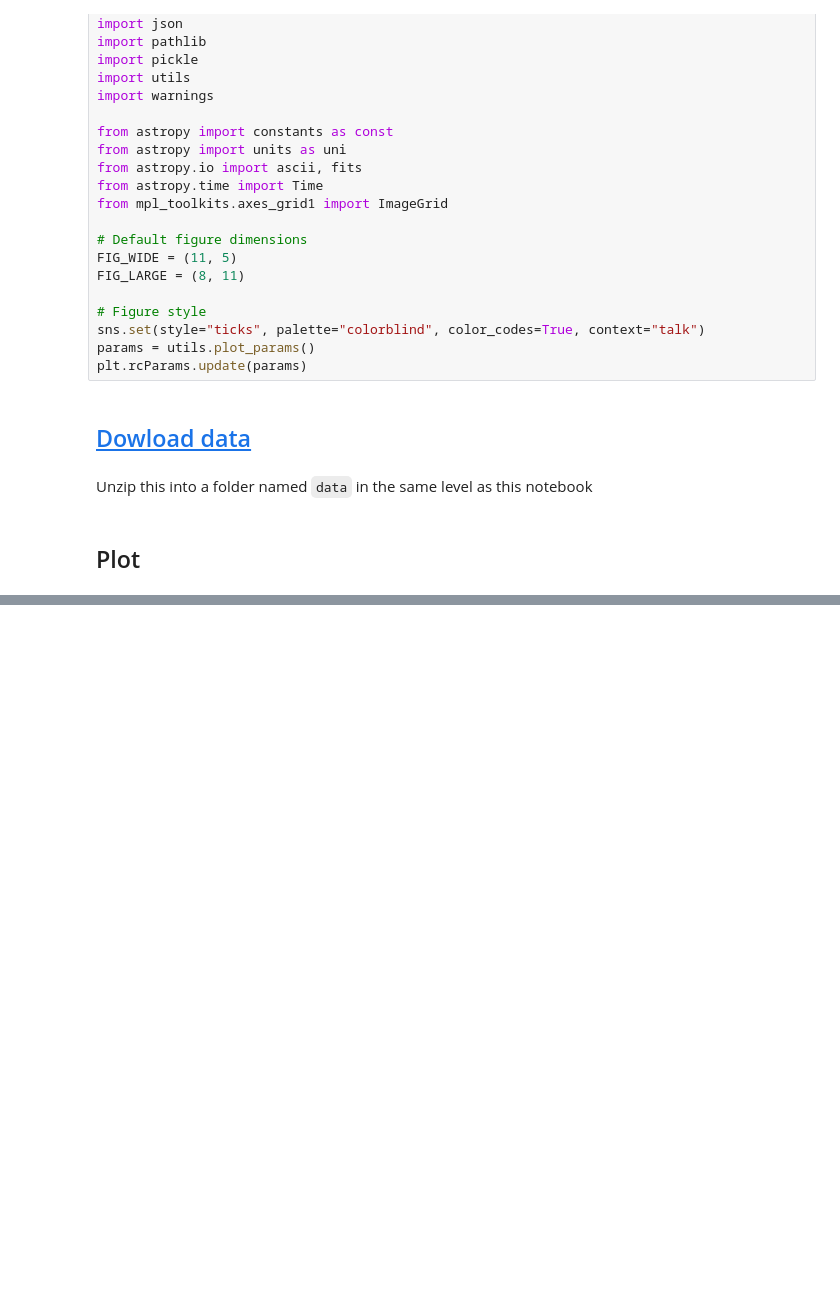
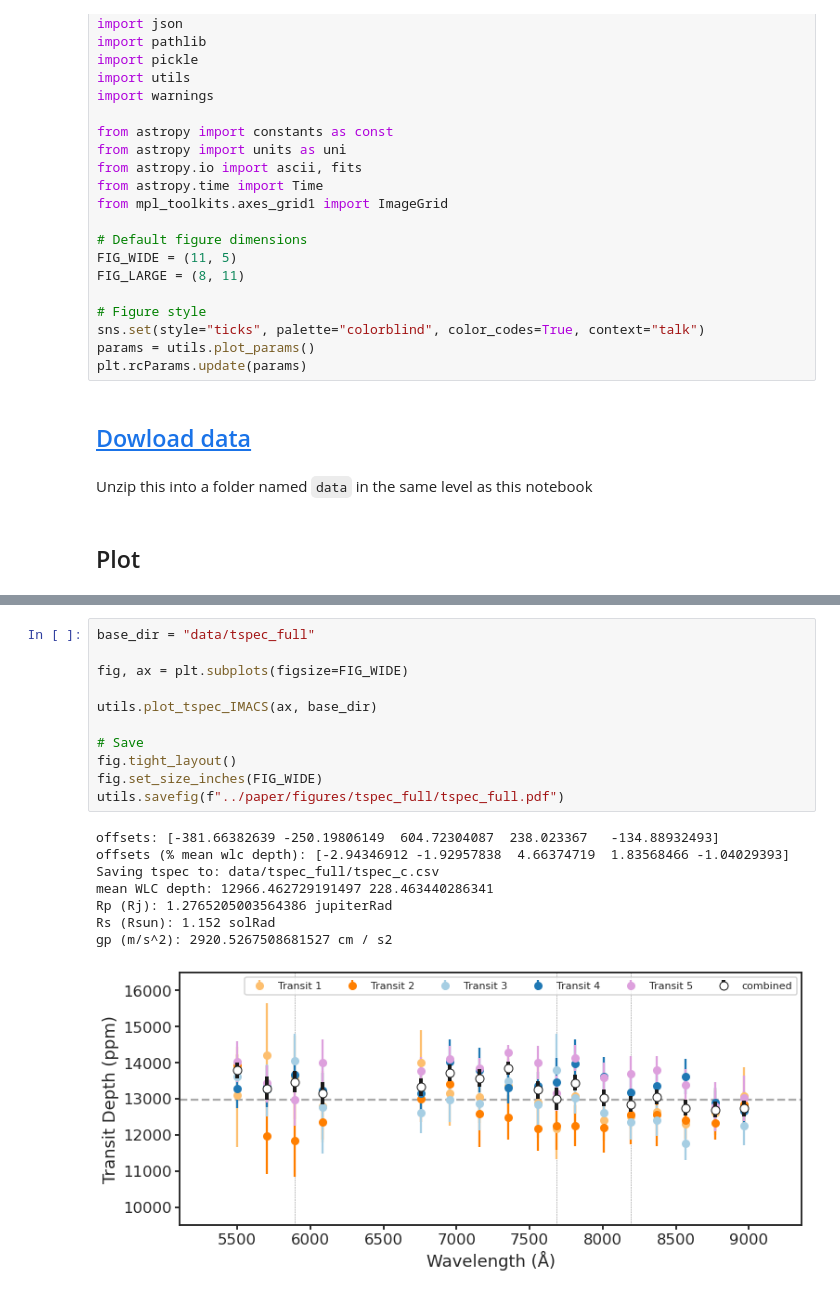
Before and after one commit to icweaver/HAT-P-23b, a Jupyter notebook: _sources/notebooks/tspec_full.ipynb, the cells around one changed output, grey strips where cells are left out. Cells and saved outputs as stored; diff of their text form; blank space fills up the shorter version.

```diff
--- a/_sources/notebooks/tspec_full.ipynb
+++ b/_sources/notebooks/tspec_full.ipynb
@@ -68,0 +65,20 @@ gp (m/s^2): 2925.3276999709506 cm / s2
+# %%
+base_dir = "data/tspec_full"
+
+fig, ax = plt.subplots(figsize=FIG_WIDE)
+
+utils.plot_tspec_IMACS(ax, base_dir)
+
+# Save
+fig.tight_layout()
+fig.set_size_inches(FIG_WIDE)
+utils.savefig(f"../paper/figures/tspec_full/tspec_full.pdf")
+# %% [output]
+offsets: [-381.66382639 -250.19806149  604.72304087  238.023367   -134.88932493]
+offsets (% mean wlc depth): [-2.94346912 -1.92957838  4.66374719  1.83568466 -1.04029393]
+Saving tspec to: data/tspec_full/tspec_c.csv
+mean WLC depth: 12966.462729191497 228.463440286341
+Rp (Rj): 1.2765205003564386 jupiterRad
+Rs (Rsun): 1.152 solRad
+gp (m/s^2): 2920.5267508681527 cm / s2
+[figure, added]
```
Also changed, not shown: parts of 4 cells of this notebook, 48 other files.
